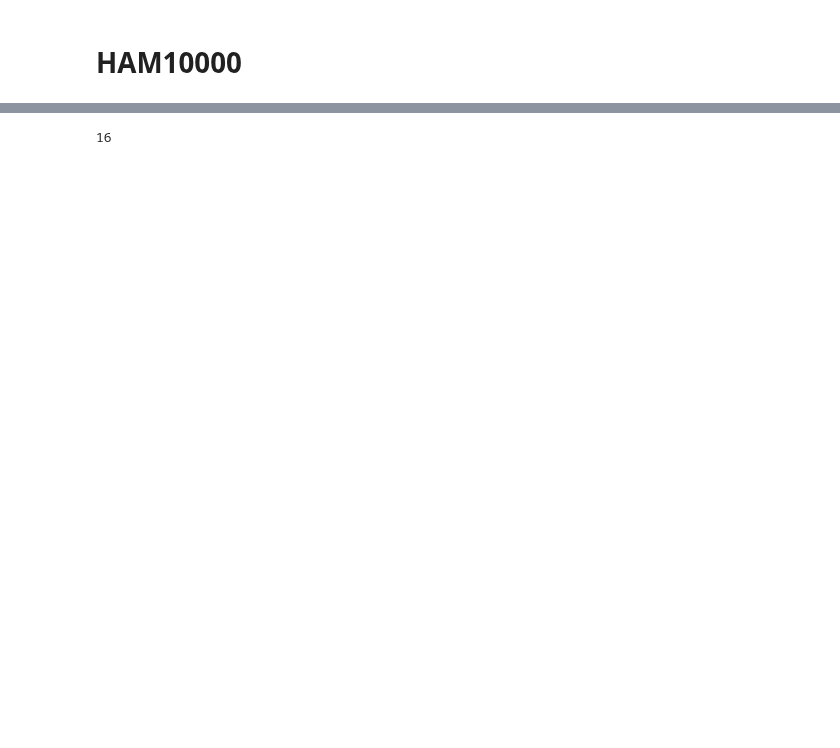
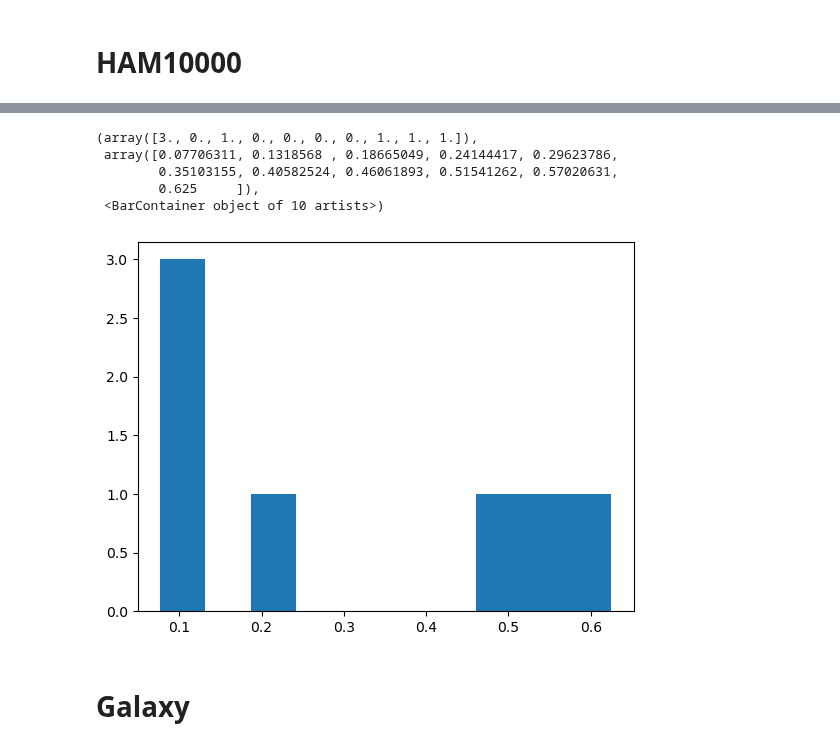
Before and after one commit to rajevv/Multi_L2D, a Jupyter notebook: CIFAR-10/results/datasets_scatter.ipynb, the cells around one changed output, grey strips where cells are left out. Drawn from its saved outputs; the diff is of its cells as text; code cells hidden in the pictures; blank space fills up the shorter version.

```diff
--- a/CIFAR-10/results/datasets_scatter.ipynb
+++ b/CIFAR-10/results/datasets_scatter.ipynb
@@ -74,4 +75,11 @@ Text(0.5, 1.0, 'HAM10000')
 # %%
-exp_list[i]
+plt.hist(softmax_ham_std/max_std)
 # %% [output]
-16
+(array([3., 0., 1., 0., 0., 0., 0., 1., 1., 1.]),
+ array([0.07706311, 0.1318568 , 0.18665049, 0.24144417, 0.29623786,
+        0.35103155, 0.40582524, 0.46061893, 0.51541262, 0.57020631,
+        0.625     ]),
+ <BarContainer object of 10 artists>)
+[figure, added]
+# %% [markdown]
+# Galaxy
```
Also changed, not shown: parts of 7 cells of this notebook.
